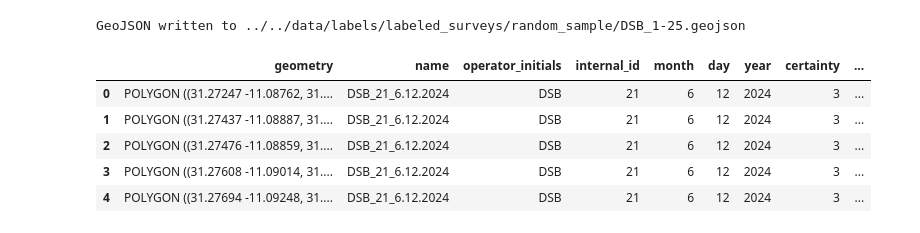
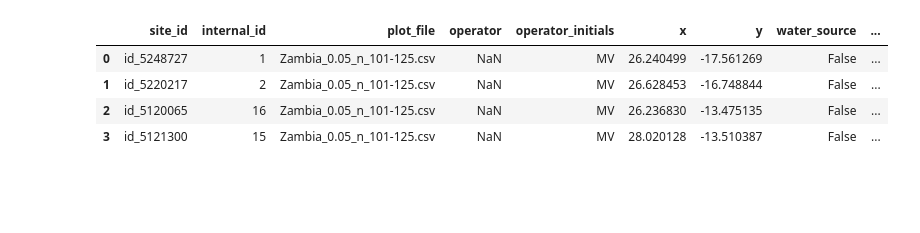
Before and after one commit to RitwikGupta/smallholder-irrigation-dataset, a Jupyter notebook: src/processing/process_compare.ipynb, the cells around one changed output. Cells and saved outputs as stored; diff of their text form; code cells hidden in the pictures; blank space fills up the shorter version.

```diff
--- a/src/processing/process_compare.ipynb
+++ b/src/processing/process_compare.ipynb
@@ -25,20 +5,0 @@ CSV successfully created at: ../../data/labels/labeled_surveys/random_sample/DSB
-# %%
-kml = "../../data/labels/labeled_surveys/random_sample/DSB_1-25.kml"
-df = kml_to_geojson(kml)
-
-kml = "../../data/labels/labeled_surveys/random_sample/DSB_101-125.kml"
-df = kml_to_geojson(kml)
-
-kml = "../../data/labels/labeled_surveys/random_sample/KL_51-75.kml"
-df = kml_to_geojson(kml)
-
-kml = "../../data/labels/labeled_surveys/random_sample/KL_101-125.kml"
-df = kml_to_geojson(kml)
-# %% [output]
-GeoJSON written to ../../data/labels/labeled_surveys/random_sample/DSB_1-25.geojson
-|  | geometry | name | operator_initials | internal_id | month | day | year | certainty | ... |
-| 0 | POLYGON ((31.27247 -11.08762, 31.... | DSB_21_6.12.2024 | DSB | 21 | 6 | 12 | 2024 | 3 | ... |
-| 1 | POLYGON ((31.27437 -11.08887, 31.... | DSB_21_6.12.2024 | DSB | 21 | 6 | 12 | 2024 | 3 | ... |
-| 2 | POLYGON ((31.27476 -11.08859, 31.... | DSB_21_6.12.2024 | DSB | 21 | 6 | 12 | 2024 | 3 | ... |
-| 3 | POLYGON ((31.27608 -11.09014, 31.... | DSB_21_6.12.2024 | DSB | 21 | 6 | 12 | 2024 | 3 | ... |
-| 4 | POLYGON ((31.27694 -11.09248, 31.... | DSB_21_6.12.2024 | DSB | 21 | 6 | 12 | 2024 | 3 | ... |
@@ -60,0 +6,15 @@ GeoJSON written to ../../data/labels/labeled_surveys/random_sample/DSB_1-25.geoj
+# %%
+# Read in and merge all data in the merged folder
+merged_folder = "../../data/labels/labeled_surveys/random_sample/merged"
+files = os.listdir(merged_folder)
+
+# Assuming the files are CSVs, read and merge them into a single DataFrame
+full_df = pd.concat([pd.read_csv(os.path.join(merged_folder, file)) for file in files if file.endswith('.csv')], ignore_index=True)
+# %%
+full_df[:4]
+# %% [output]
+|  | site_id | internal_id | plot_file | operator | operator_initials | x | y | water_source | ... |
+| 0 | id_5248727 | 1 | Zambia_0.05_n_101-125.csv | NaN | MV | 26.240499 | -17.561269 | False | ... |
+| 1 | id_5220217 | 2 | Zambia_0.05_n_101-125.csv | NaN | MV | 26.628453 | -16.748844 | False | ... |
+| 2 | id_5120065 | 16 | Zambia_0.05_n_101-125.csv | NaN | MV | 26.236830 | -13.475135 | False | ... |
+| 3 | id_5121300 | 15 | Zambia_0.05_n_101-125.csv | NaN | MV | 28.020128 | -13.510387 | False | ... |
```
Also changed, not shown: parts of 5 cells of this notebook.
